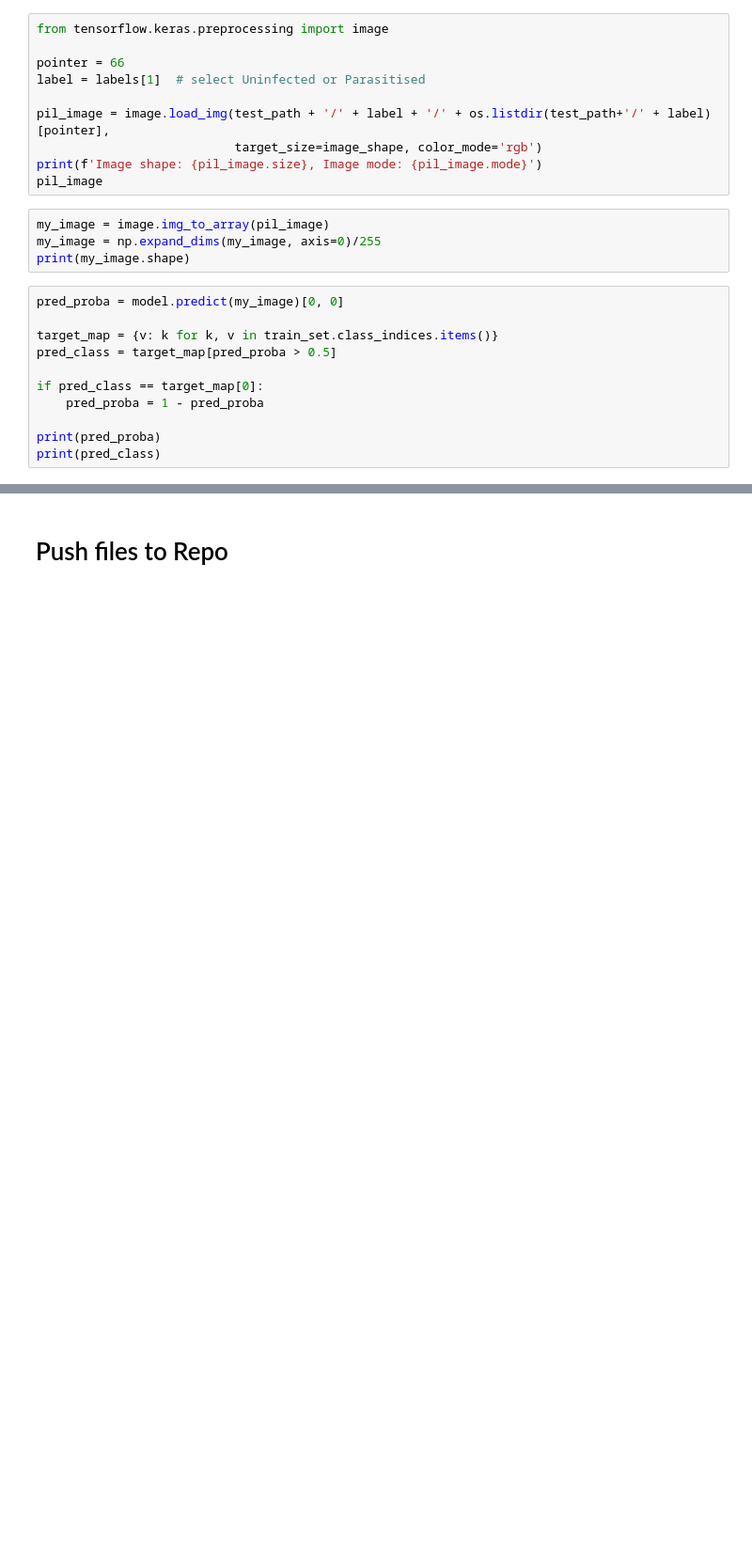
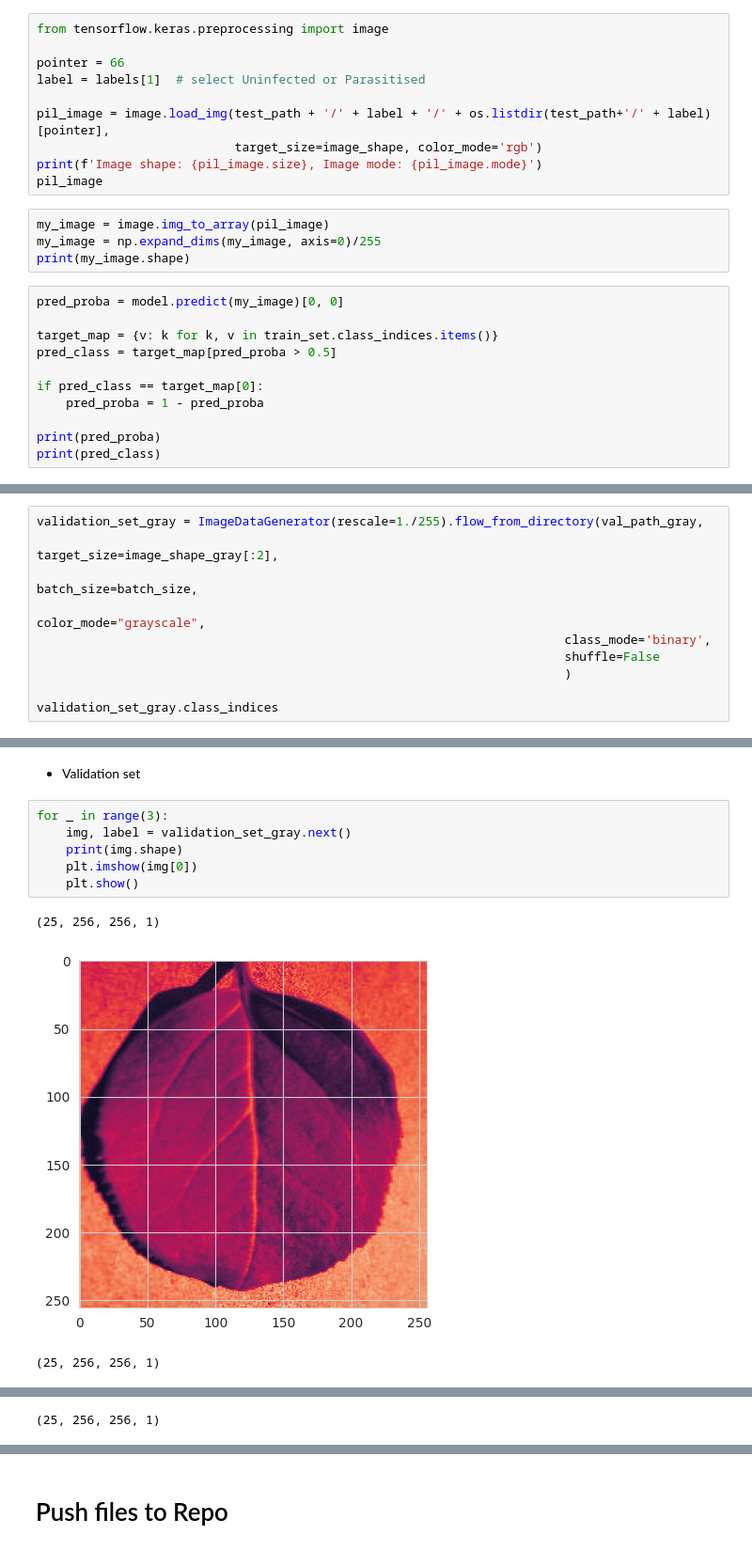
Before and after one commit to AlbinHall/mildew-detection, a Jupyter notebook: jupyter_notebooks/3-ModellingEvaluating.ipynb, the cells around one changed output, grey strips where cells are left out. Shown at 94% size. Drawn from its saved outputs; the diff is of its cells as text; blank space fills up the shorter version.

```diff
--- a/jupyter_notebooks/3-ModellingEvaluating.ipynb
+++ b/jupyter_notebooks/3-ModellingEvaluating.ipynb
@@ -392,0 +505,10 @@ print(pred_class)
+# %%
+validation_set_gray = ImageDataGenerator(rescale=1./255).flow_from_directory(val_path_gray,
+                                                                        target_size=image_shape_gray[:2],
+                                                                        batch_size=batch_size,
+                                                                        color_mode="grayscale",
+                                                                        class_mode='binary',
+                                                                        shuffle=False
+                                                                        )
+
+validation_set_gray.class_indices
@@ -392,0 +565,12 @@ print(pred_class)
+# %% [markdown]
+* Validation set
+# %%
+for _ in range(3):
+    img, label = validation_set_gray.next()
+    print(img.shape)
+    plt.imshow(img[0])
+    plt.show()
+# %% [output]
+(25, 256, 256, 1)
+[figure, added]
+(25, 256, 256, 1)
@@ -392,0 +578 @@ print(pred_class)
+(25, 256, 256, 1)
```
Also changed, not shown: parts of 54 cells of this notebook, 2 other files.
